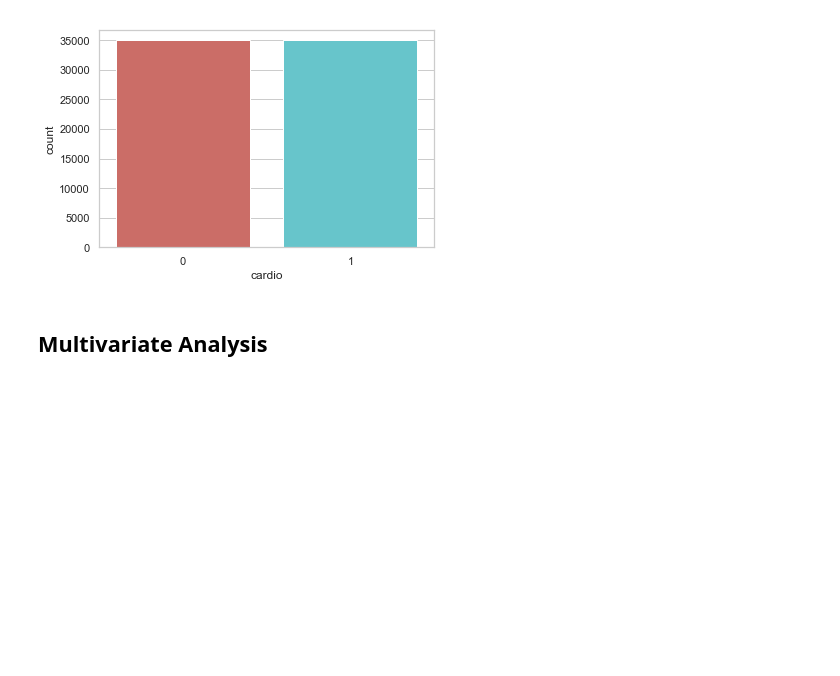
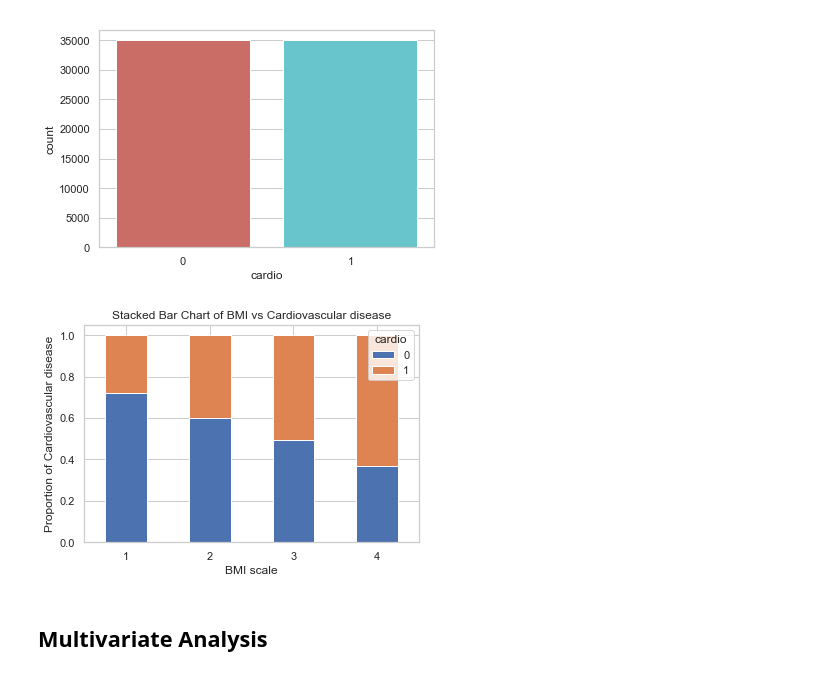
Before and after one commit to muatasimqazi/info370-final-resource, a Jupyter notebook: data_prep.ipynb, the cells around one changed output. Saved outputs shown, nothing was run; the diff lists cells and outputs as text; code cells hidden in the pictures; blank space fills up the shorter version.

```diff
--- a/data_prep.ipynb
+++ b/data_prep.ipynb
@@ -134,11 +134,13 @@ plt.show()
 # %%
 table=pd.crosstab(df.bmi_scale,df.cardio)
 table.div(table.sum(1).astype(float), axis=0).plot(kind='bar', stacked=True)
 plt.title('Stacked Bar Chart of BMI vs Cardiovascular disease')
 plt.xlabel('BMI scale')
 plt.ylabel('Proportion of Cardiovascular disease')
 plt.xticks(rotation=0)
-ax.set_xlabel('Underweight', "Healthy")
+xlabel  =  ['Underweight', "Healthy", "Overweight", "Obese"]
+# %% [output]
+[figure, added]
 # %% [markdown]
 ## Multivariate Analysis
 # %% [markdown]
```
